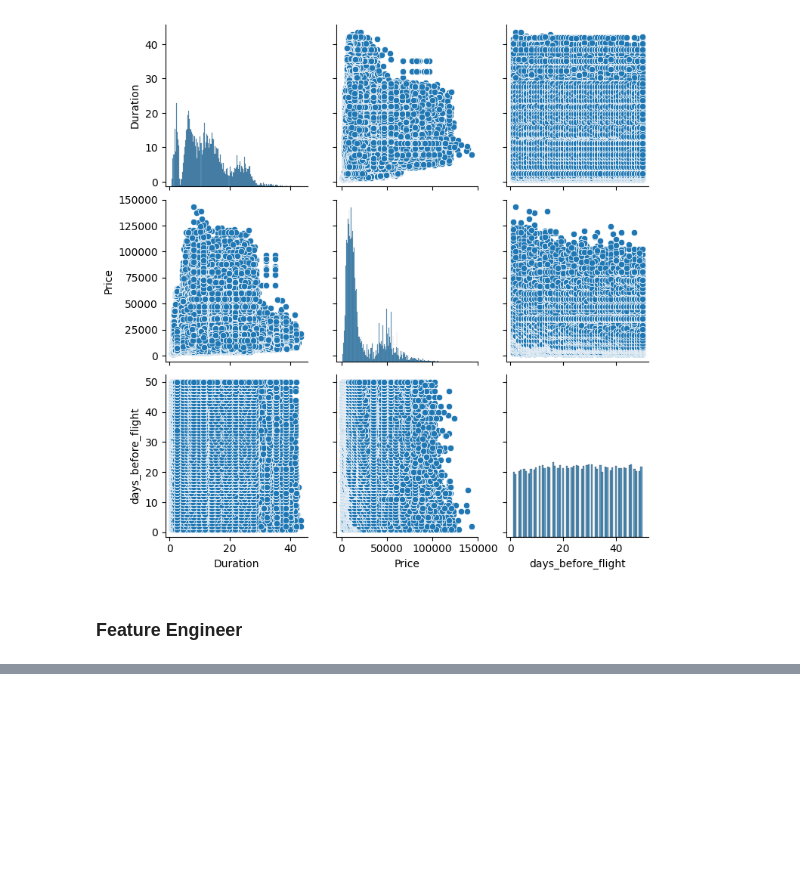
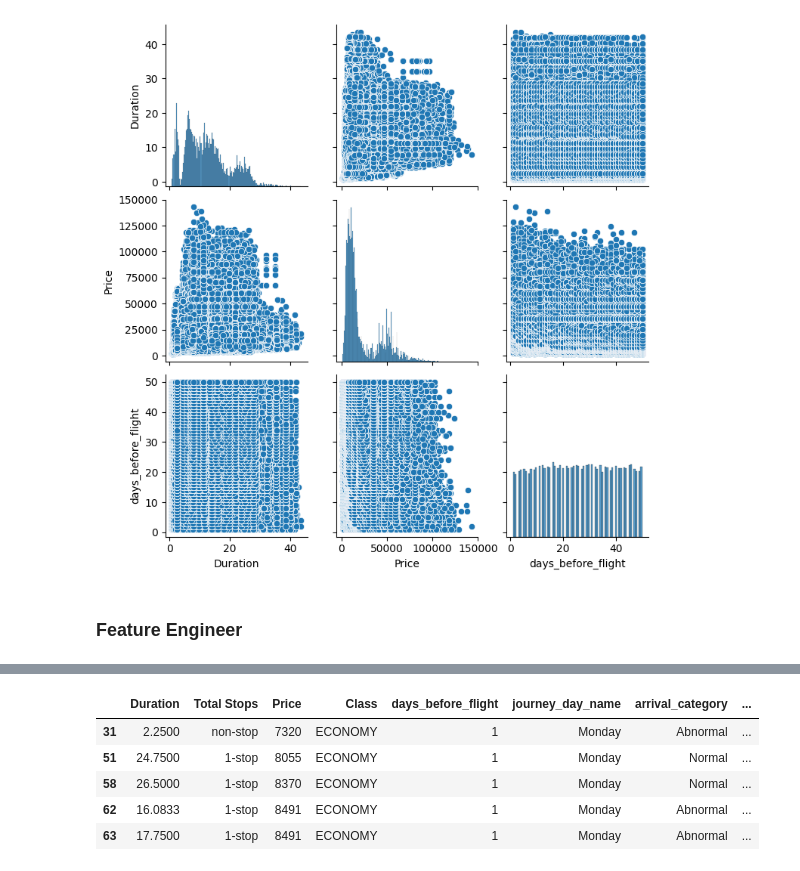
Before and after one commit to ShawnLiu119/Dynamic-Pricing-AirlineTicket, a Jupyter notebook: Dynamic_pricing_airline.ipynb, the cells around one changed output, grey strips where cells are left out. Cells and saved outputs as stored; diff of their text form; code cells hidden in the pictures; blank space fills up the shorter version.

```diff
--- a/Dynamic_pricing_airline.ipynb
+++ b/Dynamic_pricing_airline.ipynb
@@ -324,0 +378,14 @@ def feat_eng(df):
+# %%
+#limit to per ariline and route basis
+df_seg = df[(df['Airline-Name'] == 'Vistara') & (df['Route'] == 'Delhi -> Mumbai')]
+# %%
+df_seg = df_seg.drop(['Airline-Name', 'Route'], axis=1)
+# %%
+df_seg.head()
+# %% [output]
+|  | Duration | Total Stops | Price | Class | days_before_flight | journey_day_name | arrival_category | ... |
+| 31 | 2.2500 | non-stop | 7320 | ECONOMY | 1 | Monday | Abnormal | ... |
+| 51 | 24.7500 | 1-stop | 8055 | ECONOMY | 1 | Monday | Normal | ... |
+| 58 | 26.5000 | 1-stop | 8370 | ECONOMY | 1 | Monday | Normal | ... |
+| 62 | 16.0833 | 1-stop | 8491 | ECONOMY | 1 | Monday | Abnormal | ... |
+| 63 | 17.7500 | 1-stop | 8491 | ECONOMY | 1 | Monday | Abnormal | ... |
```
Also changed, not shown: parts of 18 cells of this notebook.
